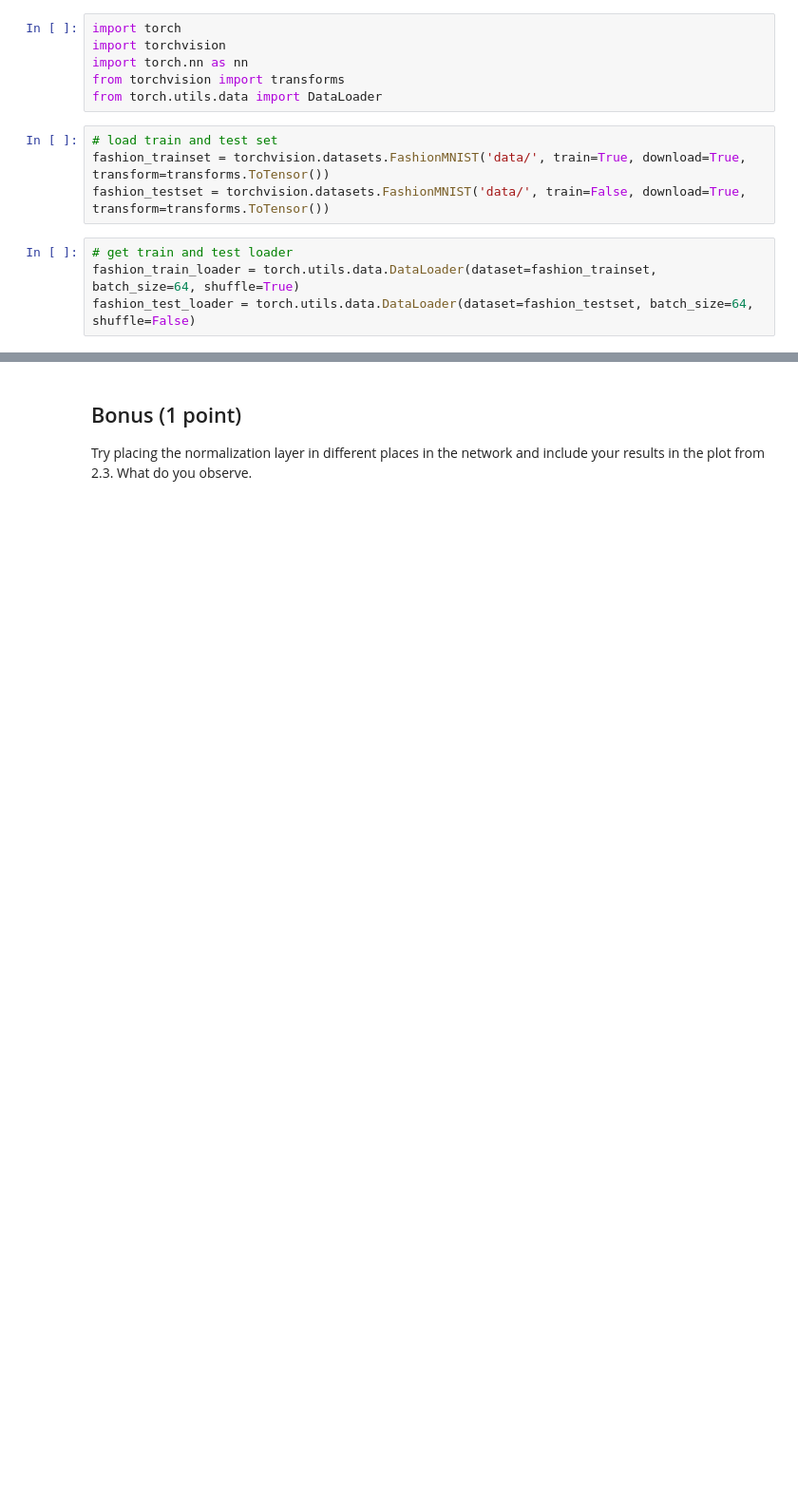
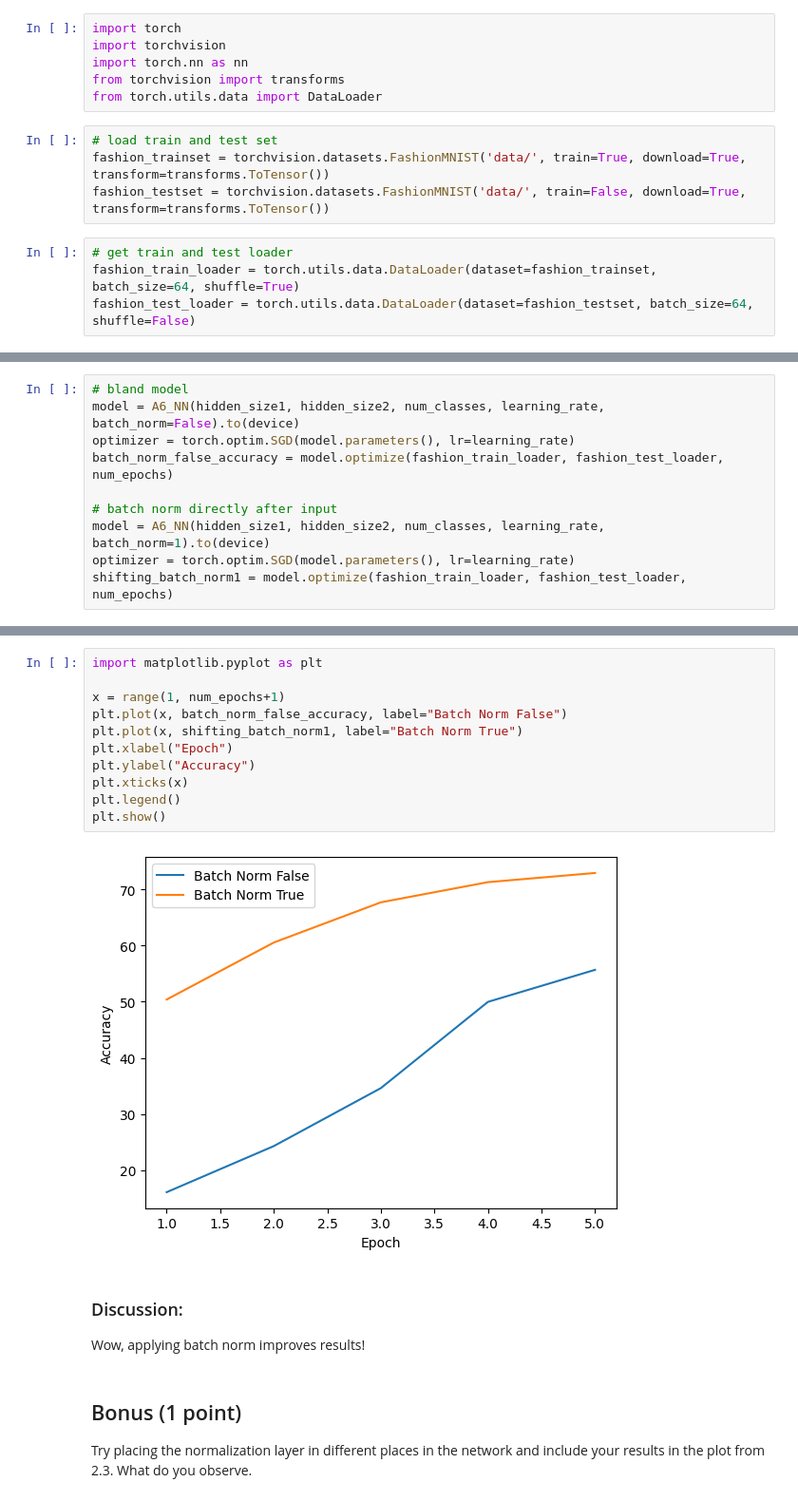
Before and after one commit to WilliamPLaCroix/NNIA-assignments, a Jupyter notebook: a6/PhilippHawlitschek_7043167_WilliamLaCroix_7038732.ipynb, the cells around one changed output, grey strips where cells are left out. Shown: that part at 95% size. Cells and saved outputs as stored; diff of their text form; blank space fills up the shorter version.

```diff
--- a/a6/PhilippHawlitschek_7043167_WilliamLaCroix_7038732.ipynb
+++ b/a6/PhilippHawlitschek_7043167_WilliamLaCroix_7038732.ipynb
@@ -100,0 +194,10 @@ fashion_test_loader = torch.utils.data.DataLoader(dataset=fashion_testset, batch
+# %%
+# bland model
+model = A6_NN(hidden_size1, hidden_size2, num_classes, learning_rate, batch_norm=False).to(device)
+optimizer = torch.optim.SGD(model.parameters(), lr=learning_rate)
+batch_norm_false_accuracy = model.optimize(fashion_train_loader, fashion_test_loader, num_epochs)
+
+# batch norm directly after input
+model = A6_NN(hidden_size1, hidden_size2, num_classes, learning_rate, batch_norm=1).to(device)
+optimizer = torch.optim.SGD(model.parameters(), lr=learning_rate)
+shifting_batch_norm1 = model.optimize(fashion_train_loader, fashion_test_loader, num_epochs)
@@ -101,3 +215,20 @@ fashion_test_loader = torch.utils.data.DataLoader(dataset=fashion_testset, batch
+# %%
+import matplotlib.pyplot as plt
+
+x = range(1, num_epochs+1)
+plt.plot(x, batch_norm_false_accuracy, label="Batch Norm False")
+plt.plot(x, shifting_batch_norm1, label="Batch Norm True")
+plt.xlabel("Epoch")
+plt.ylabel("Accuracy")
+plt.xticks(x)
+plt.legend()
+plt.show()
+# %% [output]
+[figure, added]
+# %% [markdown]
+### Discussion:
+
+Wow, applying batch norm improves results!
 # %% [markdown]
 ## Bonus (1 point)
 Try placing the normalization layer in different places in the network and include your results in the plot from 2.3. What do you observe.
```
Also changed, not shown: parts of 10 cells of this notebook, 8 other files.
